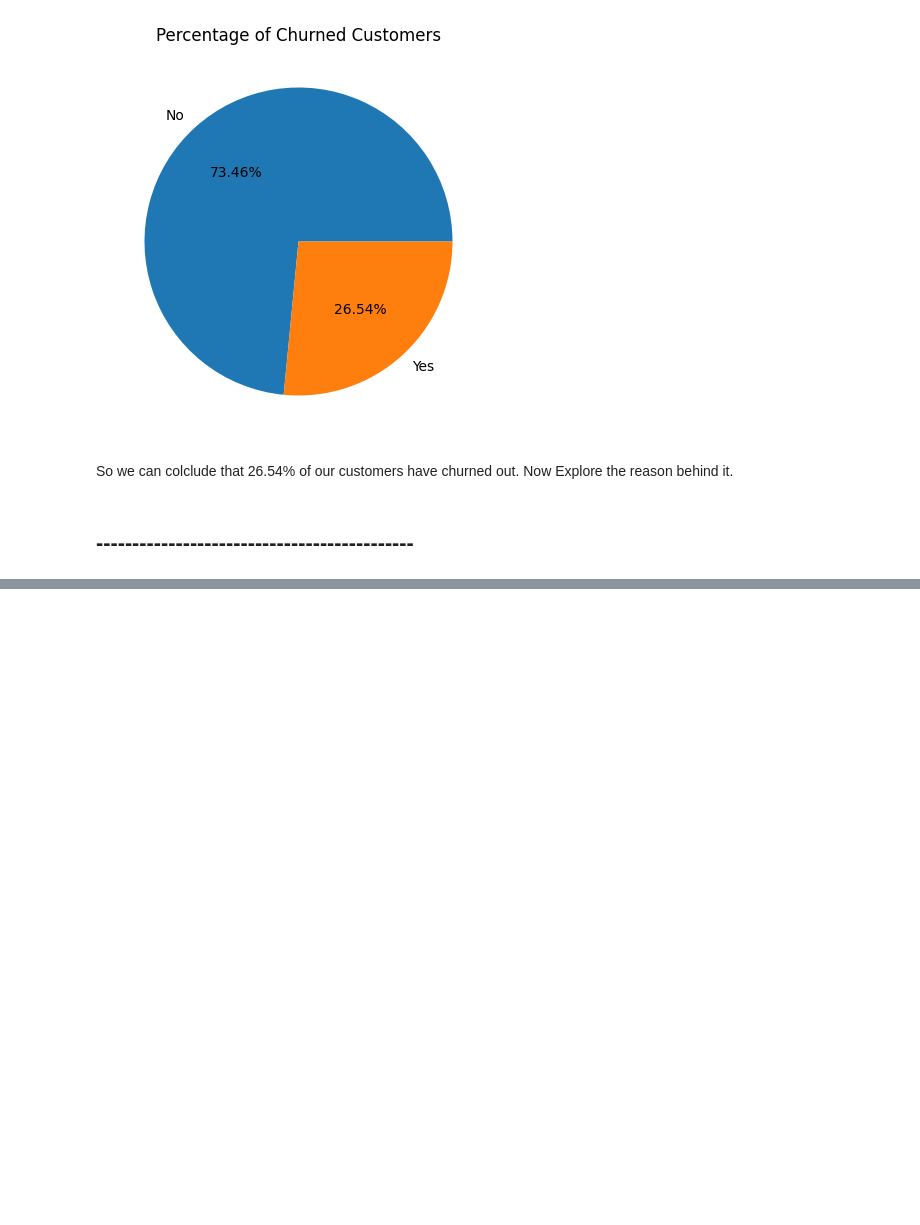
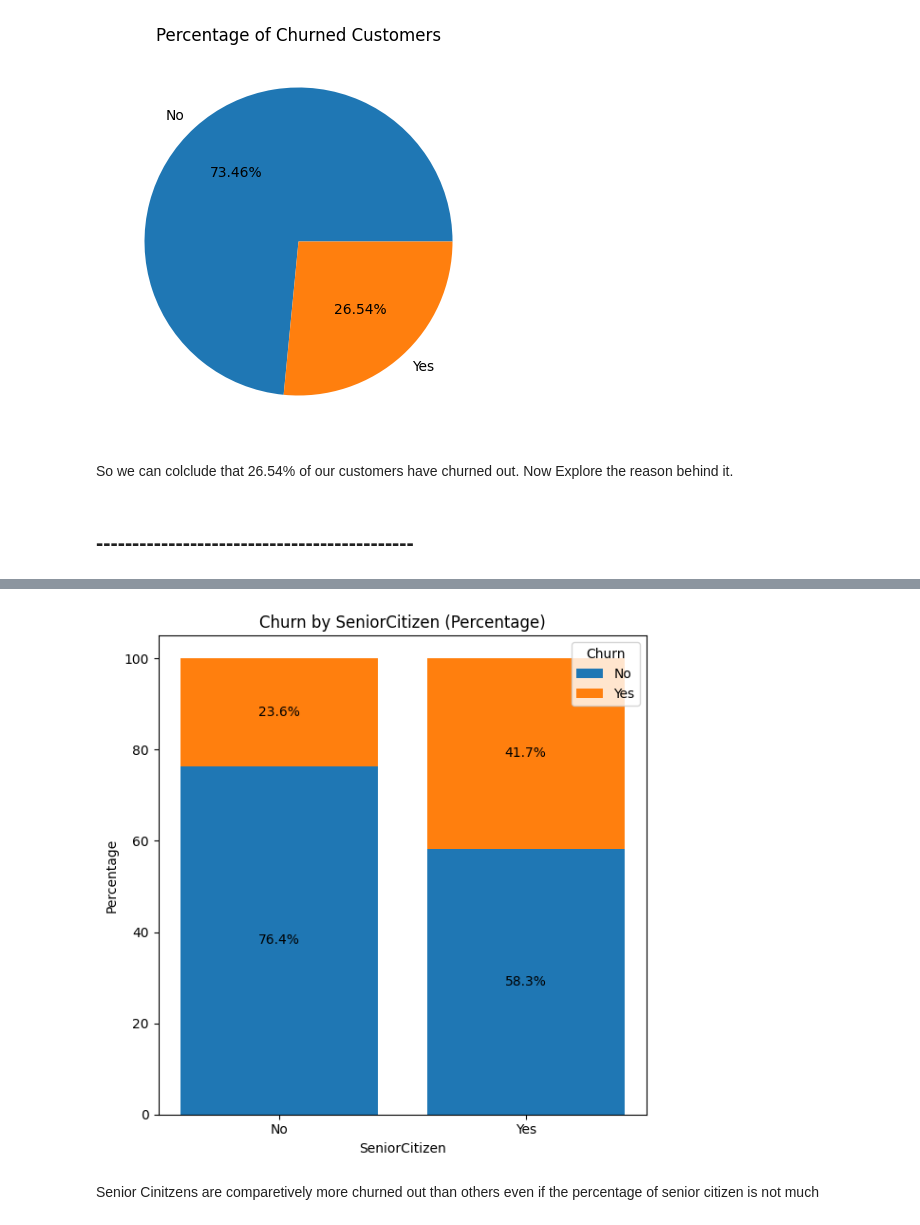
Before and after one commit to ontu001/Telco-Customer-Churn-Analysis---EDA_Python, a Jupyter notebook: customer_churn_eda_script.ipynb, the cells around one changed output, grey strips where cells are left out. Saved outputs shown, nothing was run; the diff lists cells and outputs as text; code cells hidden in the pictures; blank space fills up the shorter version.

```diff
--- a/customer_churn_eda_script.ipynb
+++ b/customer_churn_eda_script.ipynb
@@ -119,0 +150,40 @@ So we can colclude that 26.54% of our customers have churned out. Now Explore th
+# %%
+# Step 1: Calculate percentage data
+churn_counts = df.groupby(['SeniorCitizen', 'Churn']).size().unstack()
+churn_percent = churn_counts.div(churn_counts.sum(axis=1), axis=0) * 100
+
+# Step 2: Plot
+fig, ax = plt.subplots(figsize=(6, 6))
+bottom_vals = [0] * len(churn_percent)
+
+for churn_value in churn_percent.columns:
+    percents = churn_percent[churn_value]
+    bars = ax.bar(churn_percent.index, percents, bottom=bottom_vals, label=churn_value)
+
+    # Add percentage labels
+    for i, bar in enumerate(bars):
+        height = bar.get_height()
+        if height > 0:
+            ax.text(
+                bar.get_x() + bar.get_width() / 2,
+                bottom_vals[i] + height / 2,
+                f"{height:.1f}%",
+                ha='center',
+                va='center',
+                fontsize=10
+            )
+    bottom_vals = [i + j for i, j in zip(bottom_vals, percents)]
+
+# Final formatting
+ax.set_title('Churn by SeniorCitizen (Percentage)')
+ax.set_xlabel('SeniorCitizen')
+ax.set_ylabel('Percentage')
+ax.set_xticks([0, 1])
+ax.set_xticklabels(['No', 'Yes'])
+ax.legend(title='Churn')
+plt.tight_layout()
+plt.show()
+# %% [output]
+[figure, added]
+# %% [markdown]
+Senior Cinitzens are comparetively more churned out than others even if the percentage of senior citizen is not much
```
Also changed, not shown: parts of 4 cells of this notebook.
